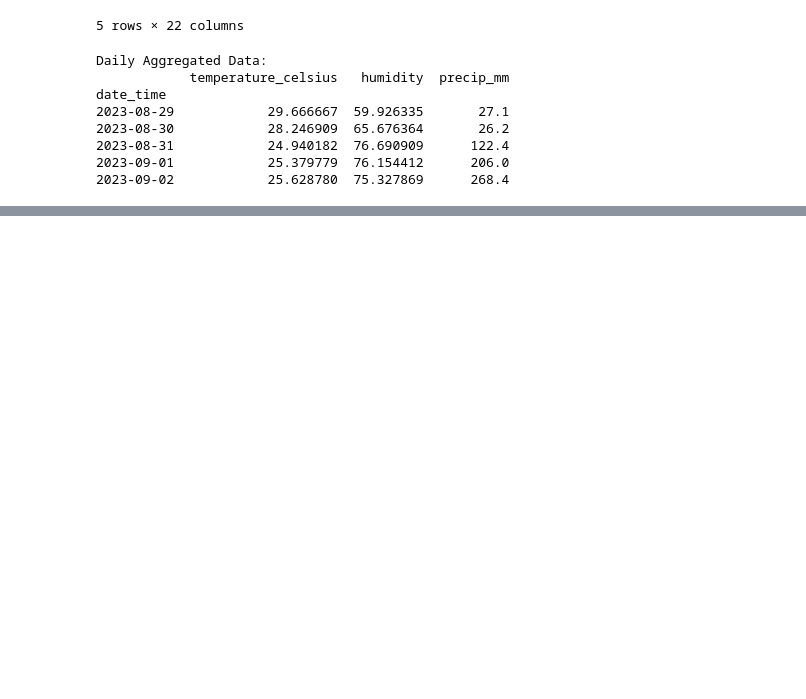
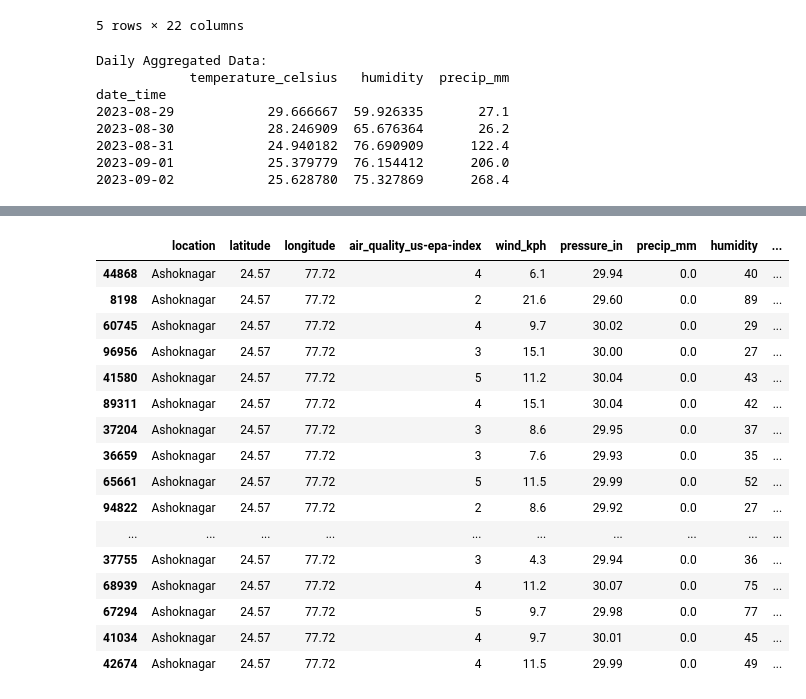
Before and after one commit to raunak01-raj/Weather-prediction, a Jupyter notebook: WP_(Linear Regression).ipynb, the cells around one changed output, grey strips where cells are left out. Cells and saved outputs as stored; diff of their text form; code cells hidden in the pictures; blank space fills up the shorter version.

Commit message:
linear regression model

```diff
--- a/WP_(Linear Regression).ipynb
+++ b/WP_(Linear Regression).ipynb
@@ -131,0 +188,4 @@ weather01 Data with Moving Averages:
+# %%
+#data separation
+y = Ashoknagar['temperature_celsius']
+y
@@ -131,0 +205,3 @@ weather01 Data with Moving Averages:
+# %%
+X=Ashoknagar.drop(['temperature_celsius', 'cloud_cover','region'], axis=1 )
+X
@@ -131,0 +227,4 @@ weather01 Data with Moving Averages:
+# %%
+# data spliting
+from sklearn.model_selection import train_test_split
+X_train, X_test, y_train, y_test = train_test_split(X,y,test_size= 0.2, random_state=42)
@@ -131,0 +247,20 @@ weather01 Data with Moving Averages:
+# %%
+X_test
+# %% [output]
+|  | location | latitude | longitude | air_quality_us-epa-index | wind_kph | pressure_in | precip_mm | humidity | ... |
+| 44868 | Ashoknagar | 24.57 | 77.72 | 4 | 6.1 | 29.94 | 0.0 | 40 | ... |
+| 8198 | Ashoknagar | 24.57 | 77.72 | 2 | 21.6 | 29.60 | 0.0 | 89 | ... |
+| 60745 | Ashoknagar | 24.57 | 77.72 | 4 | 9.7 | 30.02 | 0.0 | 29 | ... |
+| 96956 | Ashoknagar | 24.57 | 77.72 | 3 | 15.1 | 30.00 | 0.0 | 27 | ... |
+| 41580 | Ashoknagar | 24.57 | 77.72 | 5 | 11.2 | 30.04 | 0.0 | 43 | ... |
+| 89311 | Ashoknagar | 24.57 | 77.72 | 4 | 15.1 | 30.04 | 0.0 | 42 | ... |
+| 37204 | Ashoknagar | 24.57 | 77.72 | 3 | 8.6 | 29.95 | 0.0 | 37 | ... |
+| 36659 | Ashoknagar | 24.57 | 77.72 | 3 | 7.6 | 29.93 | 0.0 | 35 | ... |
+| 65661 | Ashoknagar | 24.57 | 77.72 | 5 | 11.5 | 29.99 | 0.0 | 52 | ... |
+| 94822 | Ashoknagar | 24.57 | 77.72 | 2 | 8.6 | 29.92 | 0.0 | 27 | ... |
+| ... | ... | ... | ... | ... | ... | ... | ... | ... | ... |
+| 37755 | Ashoknagar | 24.57 | 77.72 | 3 | 4.3 | 29.94 | 0.0 | 36 | ... |
+| 68939 | Ashoknagar | 24.57 | 77.72 | 4 | 11.2 | 30.07 | 0.0 | 75 | ... |
+| 67294 | Ashoknagar | 24.57 | 77.72 | 5 | 9.7 | 29.98 | 0.0 | 77 | ... |
+| 41034 | Ashoknagar | 24.57 | 77.72 | 4 | 9.7 | 30.01 | 0.0 | 45 | ... |
+| 42674 | Ashoknagar | 24.57 | 77.72 | 4 | 11.5 | 29.99 | 0.0 | 49 | ... |
```
Also changed, not shown: parts of 24 cells of this notebook.
